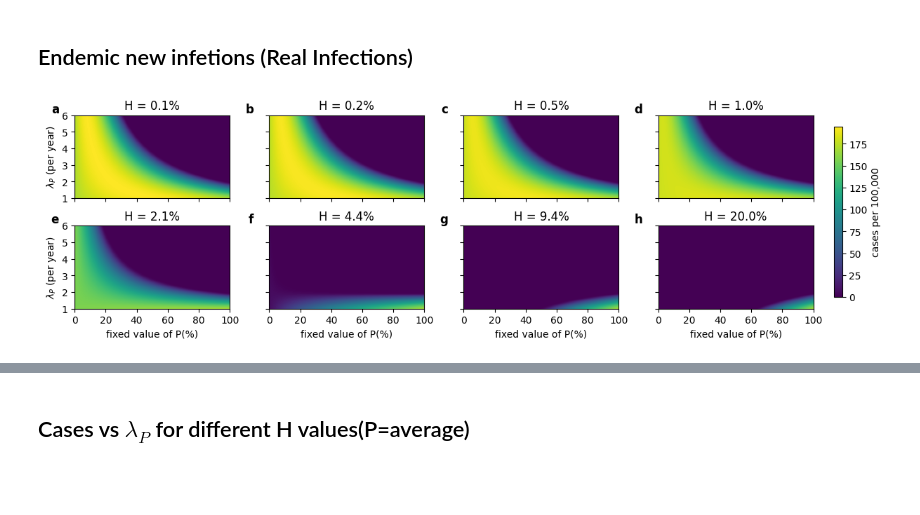
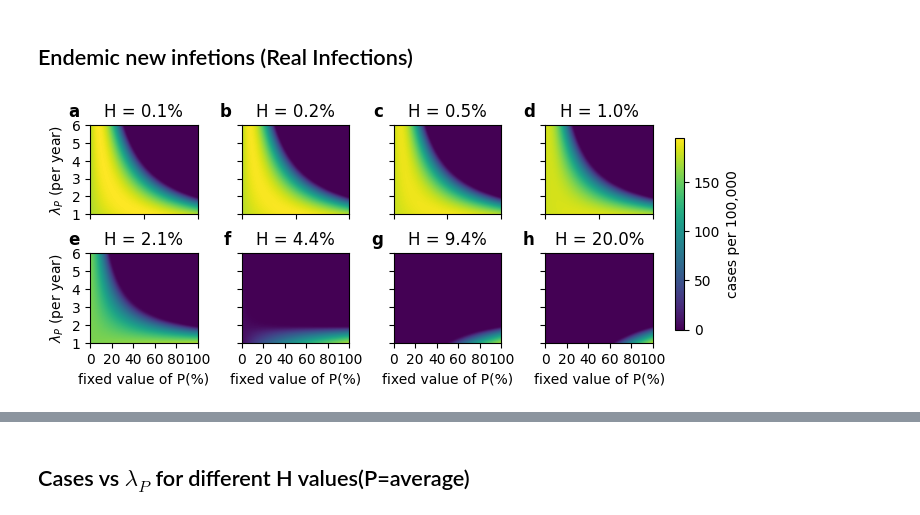
Before and after one commit to Priesemann-Group/testing-paradox-HIV-STI, a Jupyter notebook: notebooks/lambdaP_vs_P.ipynb, the cells around one changed output, grey strips where cells are left out. Cells and saved outputs as stored; diff of their text form; code cells hidden in the pictures; blank space fills up the shorter version.

```diff
--- a/notebooks/lambdaP_vs_P.ipynb
+++ b/notebooks/lambdaP_vs_P.ipynb
@@ -108,7 +204,7 @@ gridspec = {
 fig, axes = plt.subplots(
     2,
     num_H // 2,
-    figsize=(3 * num_H // 2, 3.5),
+    figsize=(7, 5 * (7 / (3 * num_H // 2))),
     constrained_layout=True,
     gridspec_kw=gridspec,
 )
@@ -149,32 +245,32 @@ for idx, H in enumerate(Hs):
         ax.set_ylabel("$\lambda_P$ (per year)")
         ax.set_yticks([1 / 360, 2 / 360, 3 / 360, 4 / 360, 5 / 360, 6 / 360])
         ax.set_yticklabels(["1", "2", "3", "4", "5", "6"])
     else:
         ax.set_yticks([1 / 360, 2 / 360, 3 / 360, 4 / 360, 5 / 360, 6 / 360])
         ax.set_yticklabels([])  # Hide ytick labels for non-left subplots
 
     # Adding subpanel letters, adjust x and y positions as needed
     ax.text(
         -0.1,
-        1.15,
+        1.25,
         chr(97 + idx),
         transform=ax.transAxes,
         fontsize=12,
         fontweight="bold",
         va="top",
         ha="right",
     )
 
 # Create a single color bar for the whole figure
 cbar = fig.colorbar(
     cax,
     ax=axes.ravel().tolist(),
     shrink=0.88,
     format=FuncFormatter(formatter),
     pad=0.015,
 )
 cbar.ax.set_ylabel("cases per 100,000")
 
 plt.show()
 # %% [output]
-[figure, old version]
+[figure, new version]
```
Also changed, not shown: parts of 10 cells of this notebook, 13 other files.
